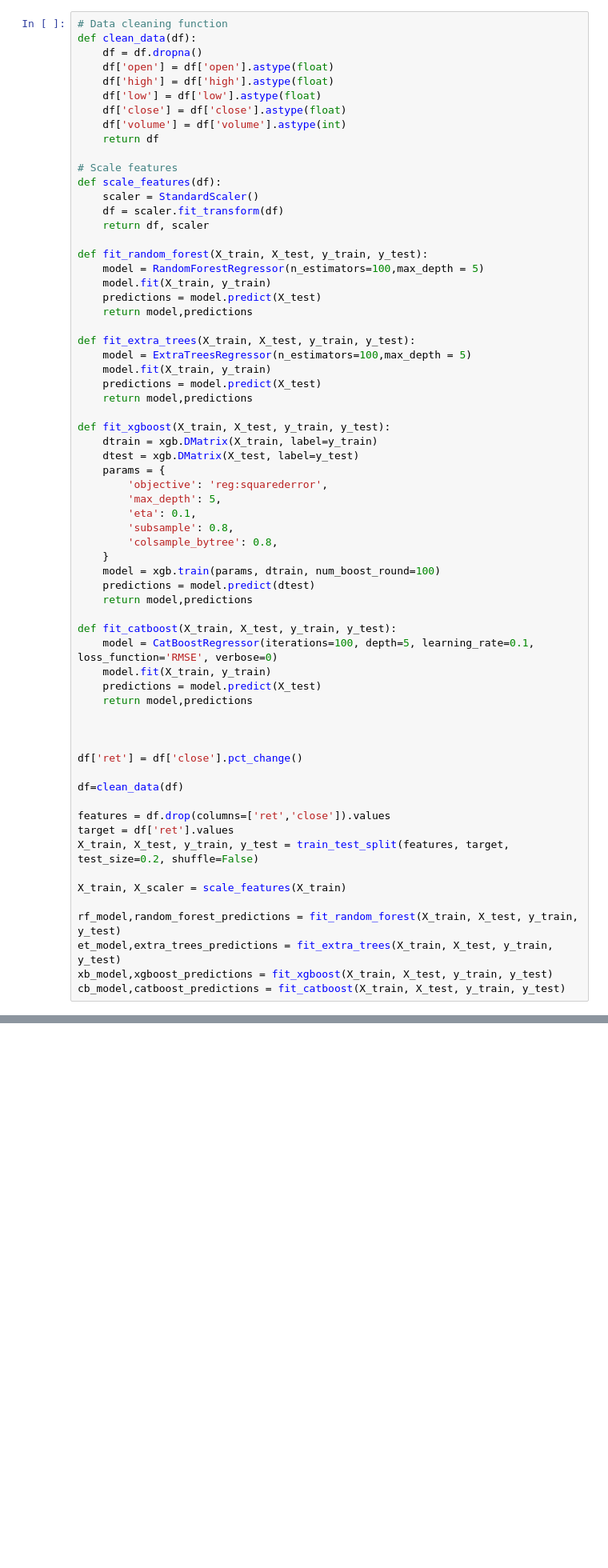
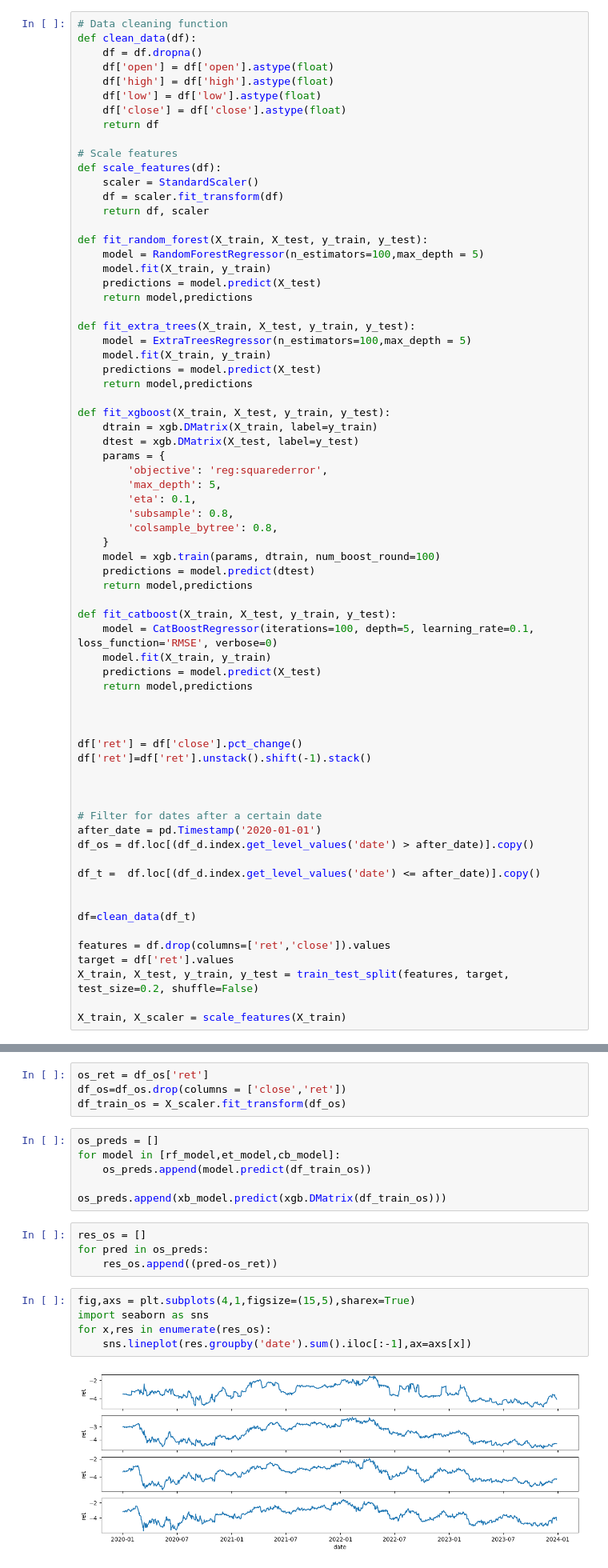
Before and after one commit to nurciuoli/open-quant, a Jupyter notebook: sector-rotation-model-using-ml.ipynb, the cells around one changed output, grey strips where cells are left out. Shown at 80% size. Drawn from its saved outputs; the diff is of its cells as text; blank space fills up the shorter version.

```diff
--- a/sector-rotation-model-using-ml.ipynb
+++ b/sector-rotation-model-using-ml.ipynb
@@ -142,7 +144,6 @@ def clean_data(df):
     df['high'] = df['high'].astype(float)
     df['low'] = df['low'].astype(float)
     df['close'] = df['close'].astype(float)
-    df['volume'] = df['volume'].astype(int)
     return df
 
 # Scale features
@@ -186,16 +187,21 @@ def fit_catboost(X_train, X_test, y_train, y_test):
 
 
 df['ret'] = df['close'].pct_change()
+df['ret']=df['ret'].unstack().shift(-1).stack()
 
-df=clean_data(df)
+
+
+# Filter for dates after a certain date
+after_date = pd.Timestamp('2020-01-01')
+df_os = df.loc[(df_d.index.get_level_values('date') > after_date)].copy()
+
+df_t =  df.loc[(df_d.index.get_level_values('date') <= after_date)].copy()
+
+
+df=clean_data(df_t)
 
 features = df.drop(columns=['ret','close']).values
 target = df['ret'].values
 X_train, X_test, y_train, y_test = train_test_split(features, target, test_size=0.2, shuffle=False)
 
 X_train, X_scaler = scale_features(X_train)
-
-rf_model,random_forest_predictions = fit_random_forest(X_train, X_test, y_train, y_test)
-et_model,extra_trees_predictions = fit_extra_trees(X_train, X_test, y_train, y_test)
-xb_model,xgboost_predictions = fit_xgboost(X_train, X_test, y_train, y_test)
-cb_model,catboost_predictions = fit_catboost(X_train, X_test, y_train, y_test)
@@ -422,0 +456,21 @@ plt.show()
+# %%
+os_ret = df_os['ret']
+df_os=df_os.drop(columns = ['close','ret'])
+df_train_os = X_scaler.fit_transform(df_os)
+# %%
+os_preds = []
+for model in [rf_model,et_model,cb_model]:
+    os_preds.append(model.predict(df_train_os))
+
+os_preds.append(xb_model.predict(xgb.DMatrix(df_train_os)))
+# %%
+res_os = []
+for pred in os_preds:
+    res_os.append((pred-os_ret))
+# %%
+fig,axs = plt.subplots(4,1,figsize=(15,5),sharex=True)
+import seaborn as sns
+for x,res in enumerate(res_os):
+    sns.lineplot(res.groupby('date').sum().iloc[:-1],ax=axs[x])
+# %% [output]
+[figure, added]
```
Also changed, not shown: parts of 13 cells of this notebook.
